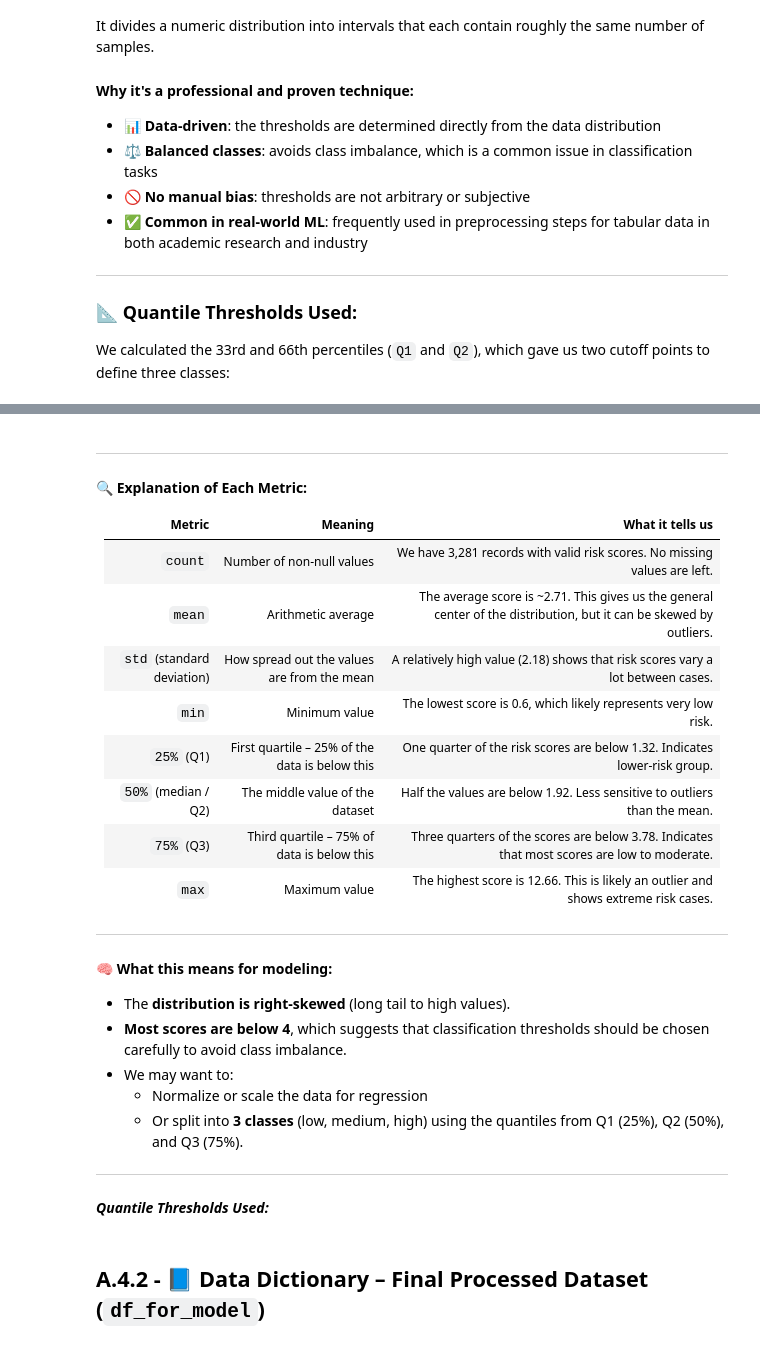
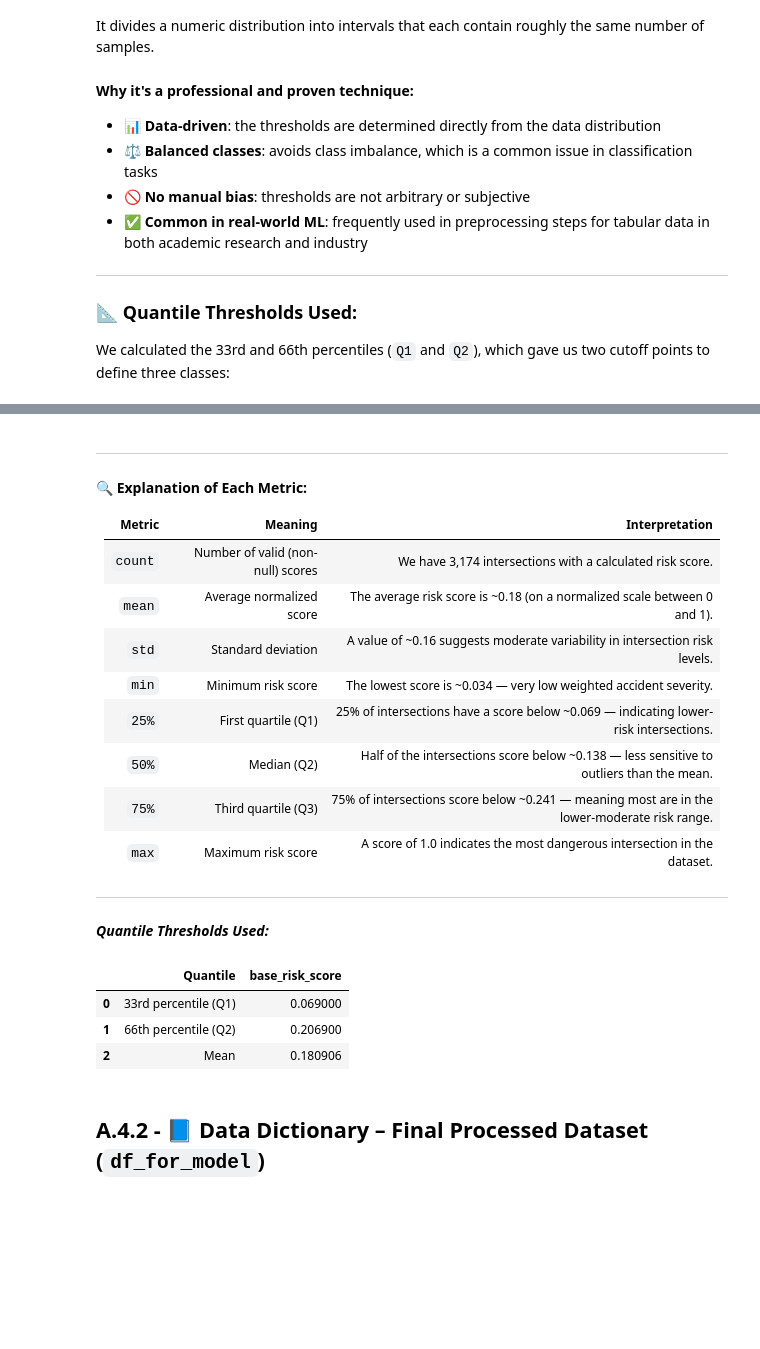
Before and after one commit to itamarshapira/SafeJunctionDetecion-ML, a Jupyter notebook: SafeJunctionDetection.ipynb, the cells around one changed output, grey strips where cells are left out. Cells and saved outputs as stored; diff of their text form; code cells hidden in the pictures; blank space fills up the shorter version.

```diff
--- a/SafeJunctionDetection.ipynb
+++ b/SafeJunctionDetection.ipynb
@@ -1427,47 +1360,50 @@ Name: base_risk_score, dtype: float64
 
 #### 🔍 Explanation of Each Metric:
 
-| Metric | Meaning | What it tells us |
-|--------|---------|------------------|
-| `count` | Number of non-null values | We have 3,281 records with valid risk scores. No missing values are left. |
-| `mean` | Arithmetic average | The average score is ~2.71. This gives us the general center of the distribution, but it can be skewed by outliers. |
-| `std` (standard deviation) | How spread out the values are from the mean | A relatively high value (2.18) shows that risk scores vary a lot between cases. |
-| `min` | Minimum value | The lowest score is 0.6, which likely represents very low risk. |
-| `25%` (Q1) | First quartile – 25% of the data is below this | One quarter of the risk scores are below 1.32. Indicates lower-risk group. |
-| `50%` (median / Q2) | The middle value of the dataset | Half the values are below 1.92. Less sensitive to outliers than the mean. |
-| `75%` (Q3) | Third quartile – 75% of data is below this | Three quarters of the scores are below 3.78. Indicates that most scores are low to moderate. |
-| `max` | Maximum value | The highest score is 12.66. This is likely an outlier and shows extreme risk cases. |
+| Metric  | Meaning                           | Interpretation                                                                                |
+| ------- | --------------------------------- | --------------------------------------------------------------------------------------------- |
+| `count` | Number of valid (non-null) scores | We have 3,174 intersections with a calculated risk score.                                     |
+| `mean`  | Average normalized score          | The average risk score is \~0.18 (on a normalized scale between 0 and 1).                     |
+| `std`   | Standard deviation                | A value of \~0.16 suggests moderate variability in intersection risk levels.                  |
+| `min`   | Minimum risk score                | The lowest score is \~0.034 — very low weighted accident severity.                            |
+| `25%`   | First quartile (Q1)               | 25% of intersections have a score below \~0.069 — indicating lower-risk intersections.        |
+| `50%`   | Median (Q2)                       | Half of the intersections score below \~0.138 — less sensitive to outliers than the mean.     |
+| `75%`   | Third quartile (Q3)               | 75% of intersections score below \~0.241 — meaning most are in the lower-moderate risk range. |
+| `max`   | Maximum risk score                | A score of 1.0 indicates the most dangerous intersection in the dataset.                      |
+
 
 ---
-
-#### 🧠 What this means for modeling:
-
-- The **distribution is right-skewed** (long tail to high values).
-- **Most scores are below 4**, which suggests that classification thresholds should be chosen carefully to avoid class imbalance.
-- We may want to:
-  - Normalize or scale the data for regression
-  - Or split into **3 classes** (low, medium, high) using the quantiles from Q1 (25%), Q2 (50%), and Q3 (75%).
-
----
 # %% [markdown]
 ***Quantile Thresholds Used:***
 # %%
 # שלב 1: חשב אחוזונים
 q1 = df_for_model['base_risk_score'].quantile(0.33)
 q2 = df_for_model['base_risk_score'].quantile(0.66)
-
+mean_score = df_for_model['base_risk_score'].mean()
 # שלב 2: פונקציית סיווג
 def classify_risk(score):
     if score <= q1:
         return 0  # Low risk
     elif score <= q2:
         return 1  # Medium risk
     else:
         return 2  # High risk
 
 # שלב 3: יצירת העמודה החדשה
 df_for_model['risk_level'] = df_for_model['base_risk_score'].apply(classify_risk)
 
 # שלב 4: מחיקת העמודה המקורית
 #df_for_model.drop(columns=['base_risk_score'], inplace=True)
+
+summary_df = pd.DataFrame({
+    'Quantile': ['33rd percentile (Q1)', '66th percentile (Q2)', 'Mean'],
+    'base_risk_score': [q1, q2, mean_score]
+})
+
+summary_df
+# %% [output]
+|  | Quantile | base_risk_score |
+| 0 | 33rd percentile (Q1) | 0.069000 |
+| 1 | 66th percentile (Q2) | 0.206900 |
+| 2 | Mean | 0.180906 |
 # %%
```
Also changed, not shown: parts of 30 cells of this notebook, 4 other files.
